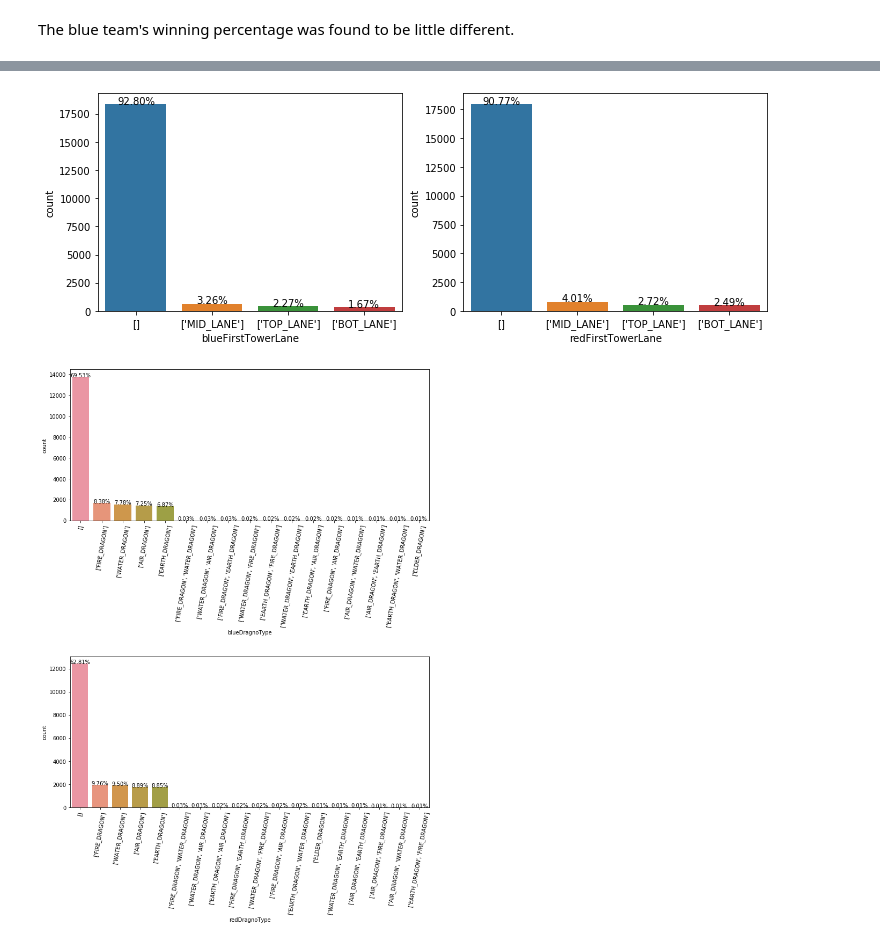
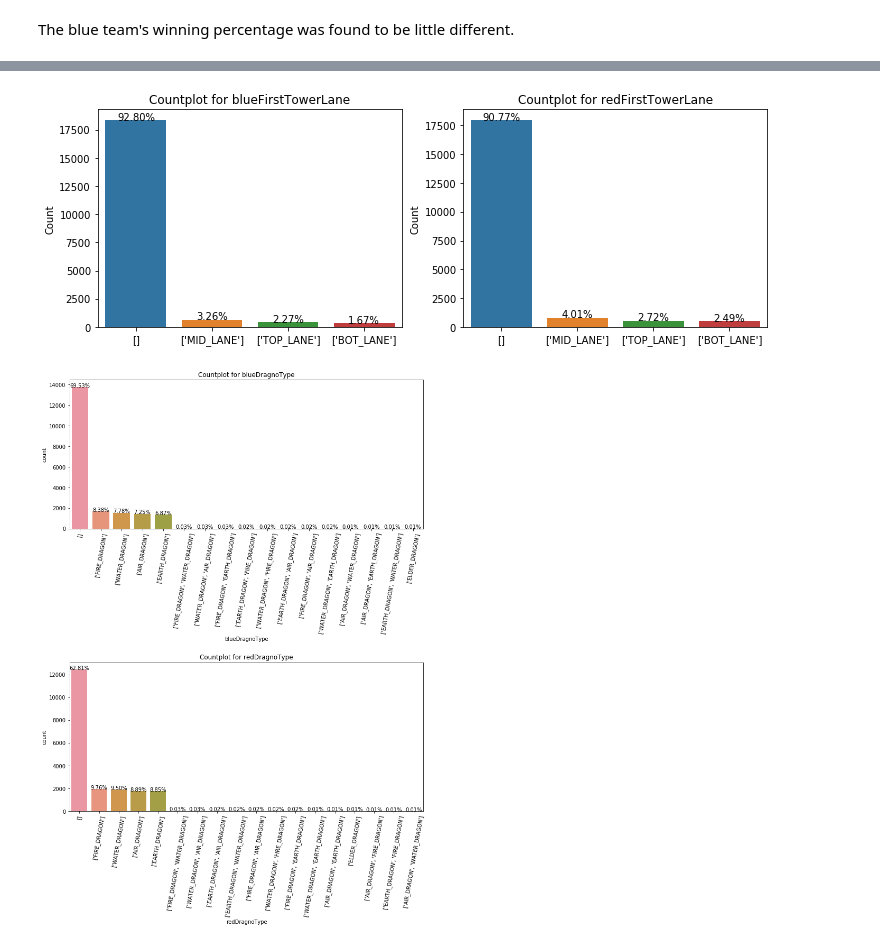
Before and after one commit to SSANGMAN/LoL, a Jupyter notebook: ipynb/Who_is_win_Exploratory Data Analysis_v1.ipynb, the cells around one changed output, grey strips where cells are left out. Cells and saved outputs as stored; diff of their text form; code cells hidden in the pictures.

```diff
--- a/ipynb/Who_is_win_Exploratory Data Analysis_v1.ipynb
+++ b/ipynb/Who_is_win_Exploratory Data Analysis_v1.ipynb
@@ -161,8 +161,3 @@ The blue team's winning percentage was found to be little different.
 - redDragnoType: Type of Dragon killed by Red Team for 10 minutes.
 
 Let's check the frequency of categorical variables.
-# %%
-cat_cols = ['blueFirstTowerLane', 'blueDragnoType', 'redFirstTowerLane', 'redDragnoType']
-
-for cat_col in cat_cols:
-    print("{}\n".format(cat_col), data[cat_col].value_counts(), "\n")
@@ -190,33 +167,35 @@ length = len(train)
 
 f = plt.figure(figsize = (12, 4))
 for i,cat_col in enumerate(cat_cols[:2]):
     f.add_subplot(1, 2, i + 1)
     ax = sns.countplot(train[cat_col], order = train[cat_col].value_counts().index)
 
     for p in ax.patches:
         height = p.get_height()
         ax.text(p.get_x() + p.get_width()/2.,
                height + 3,
                '{:1.2f}%'.format(height/length*100),
                ha = 'center')
 
     plt.xlabel("")
     plt.ylabel("Count")
-    plt.title("")
+    plt.title("Countplot for {}".format(cat_col))
+
 f = plt.figure(figsize = (12, 15))
 for i, cat_col in enumerate(cat_cols[2:]):
     f.add_subplot(2, 1, i + 1)
     ax = sns.countplot(train[cat_col], order = train[cat_col].value_counts().index)
 
     for p in ax.patches:
         height = p.get_height()
         ax.text(p.get_x() + p.get_width()/2.,
                height + 3,
                '{:1.2f}%'.format(height/length*100),
                ha = 'center')
 
+    plt.title("Countplot for {}".format(cat_col))
     plt.xticks(rotation = 80)
     plt.subplots_adjust(hspace = 0.9)
 # %% [output]
-[figure, old version]
+[figure, new version]
-[figure, old version]
+[figure, new version]
```
Also changed, not shown: parts of 14 cells of this notebook.
